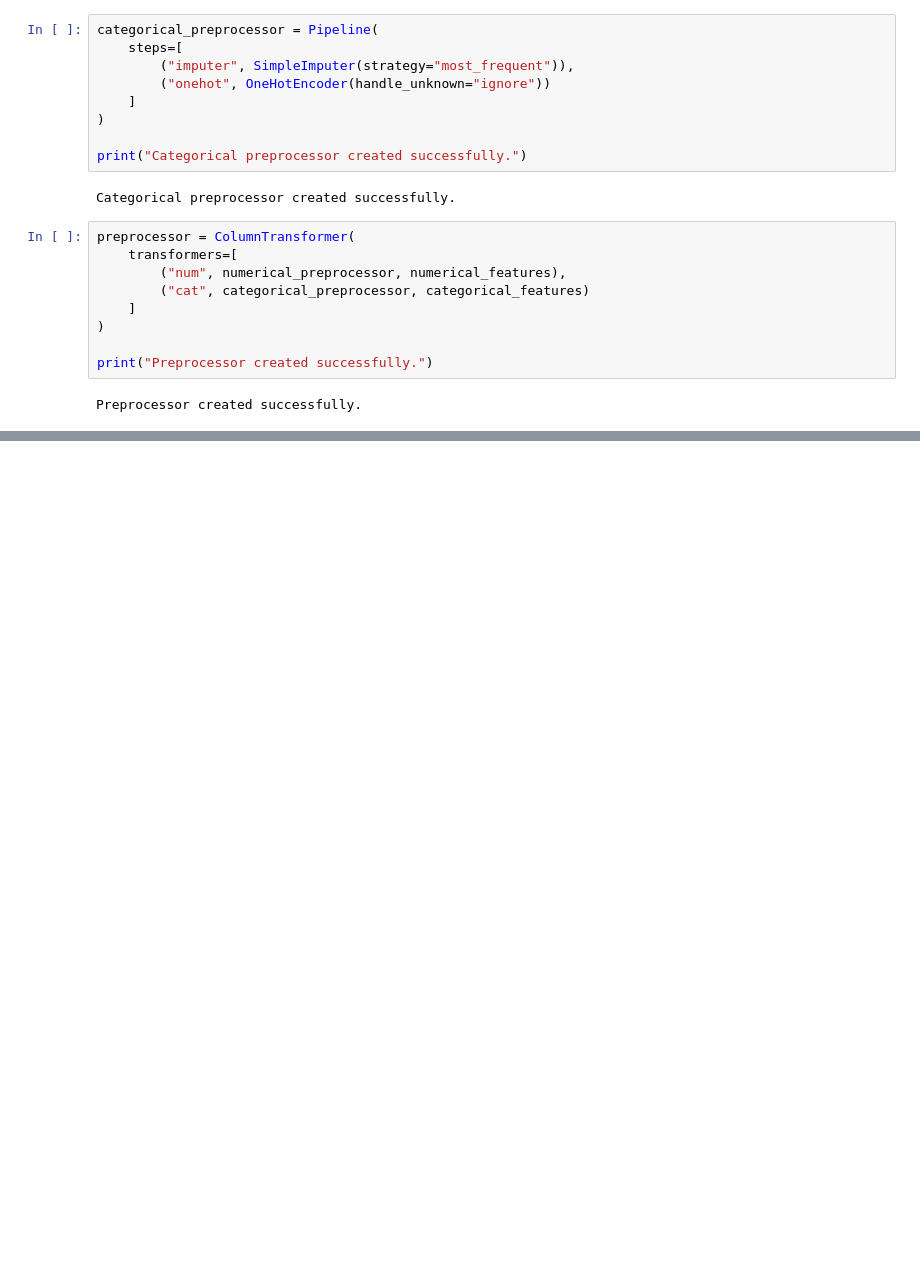
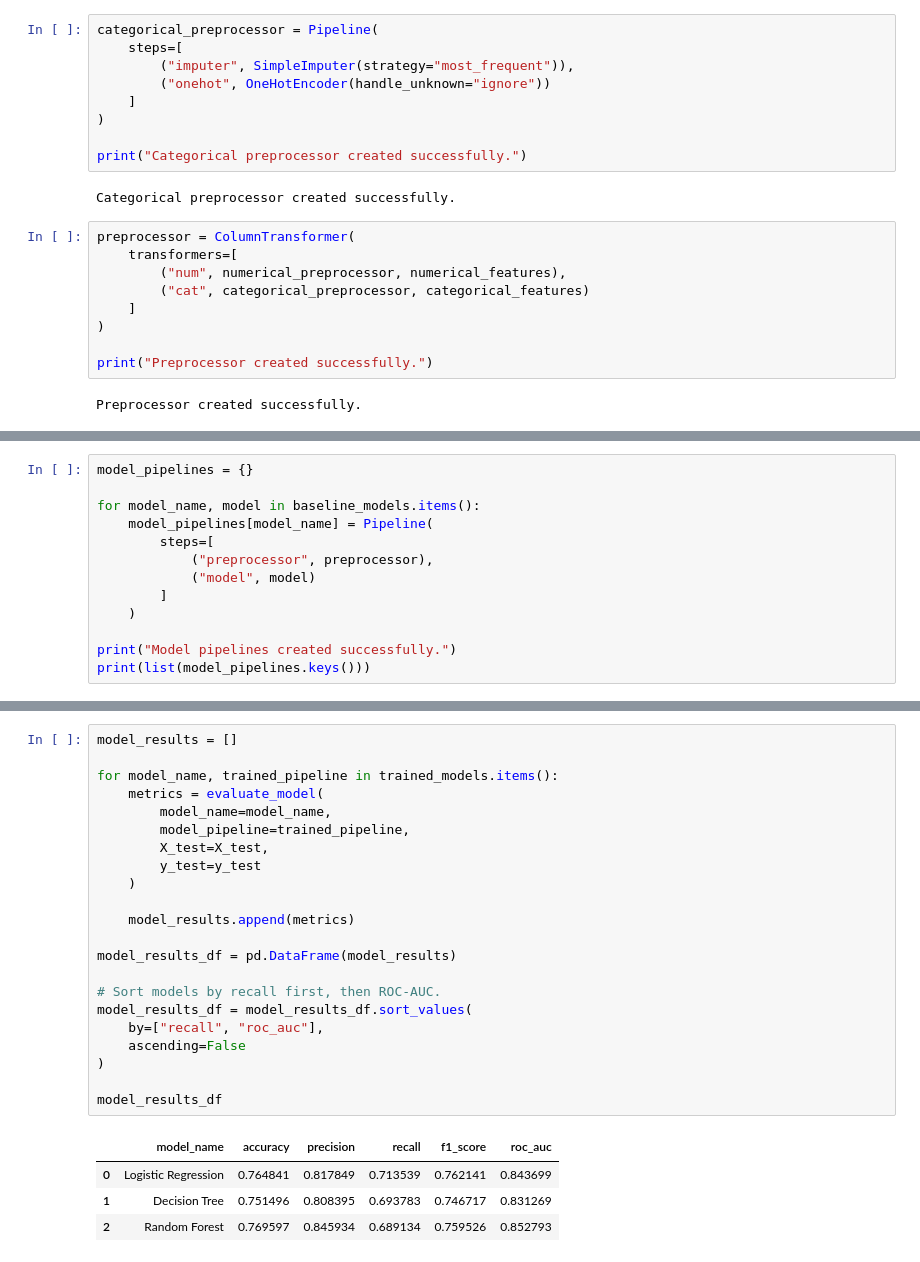
Before and after one commit to futabarentarou/potential-pathway-index, a Jupyter notebook: notebooks/04_modeling_at_risk_misalignment.ipynb, the cells around one changed output, grey strips where cells are left out. Drawn from its saved outputs; the diff is of its cells as text; blank space fills up the shorter version.

```diff
--- a/notebooks/04_modeling_at_risk_misalignment.ipynb
+++ b/notebooks/04_modeling_at_risk_misalignment.ipynb
@@ -240,0 +286,13 @@ Preprocessor created successfully.
+# %%
+model_pipelines = {}
+
+for model_name, model in baseline_models.items():
+    model_pipelines[model_name] = Pipeline(
+        steps=[
+            ("preprocessor", preprocessor),
+            ("model", model)
+        ]
+    )
+
+print("Model pipelines created successfully.")
+print(list(model_pipelines.keys()))
@@ -240,0 +346,27 @@ Preprocessor created successfully.
+# %%
+model_results = []
+
+for model_name, trained_pipeline in trained_models.items():
+    metrics = evaluate_model(
+        model_name=model_name,
+        model_pipeline=trained_pipeline,
+        X_test=X_test,
+        y_test=y_test
+    )
+
+    model_results.append(metrics)
+
+model_results_df = pd.DataFrame(model_results)
+
+# Sort models by recall first, then ROC-AUC.
+model_results_df = model_results_df.sort_values(
+    by=["recall", "roc_auc"],
+    ascending=False
+)
+
+model_results_df
+# %% [output]
+|  | model_name | accuracy | precision | recall | f1_score | roc_auc |
+| 0 | Logistic Regression | 0.764841 | 0.817849 | 0.713539 | 0.762141 | 0.843699 |
+| 1 | Decision Tree | 0.751496 | 0.808395 | 0.693783 | 0.746717 | 0.831269 |
+| 2 | Random Forest | 0.769597 | 0.845934 | 0.689134 | 0.759526 | 0.852793 |
```
Also changed, not shown: parts of 7 cells of this notebook.
